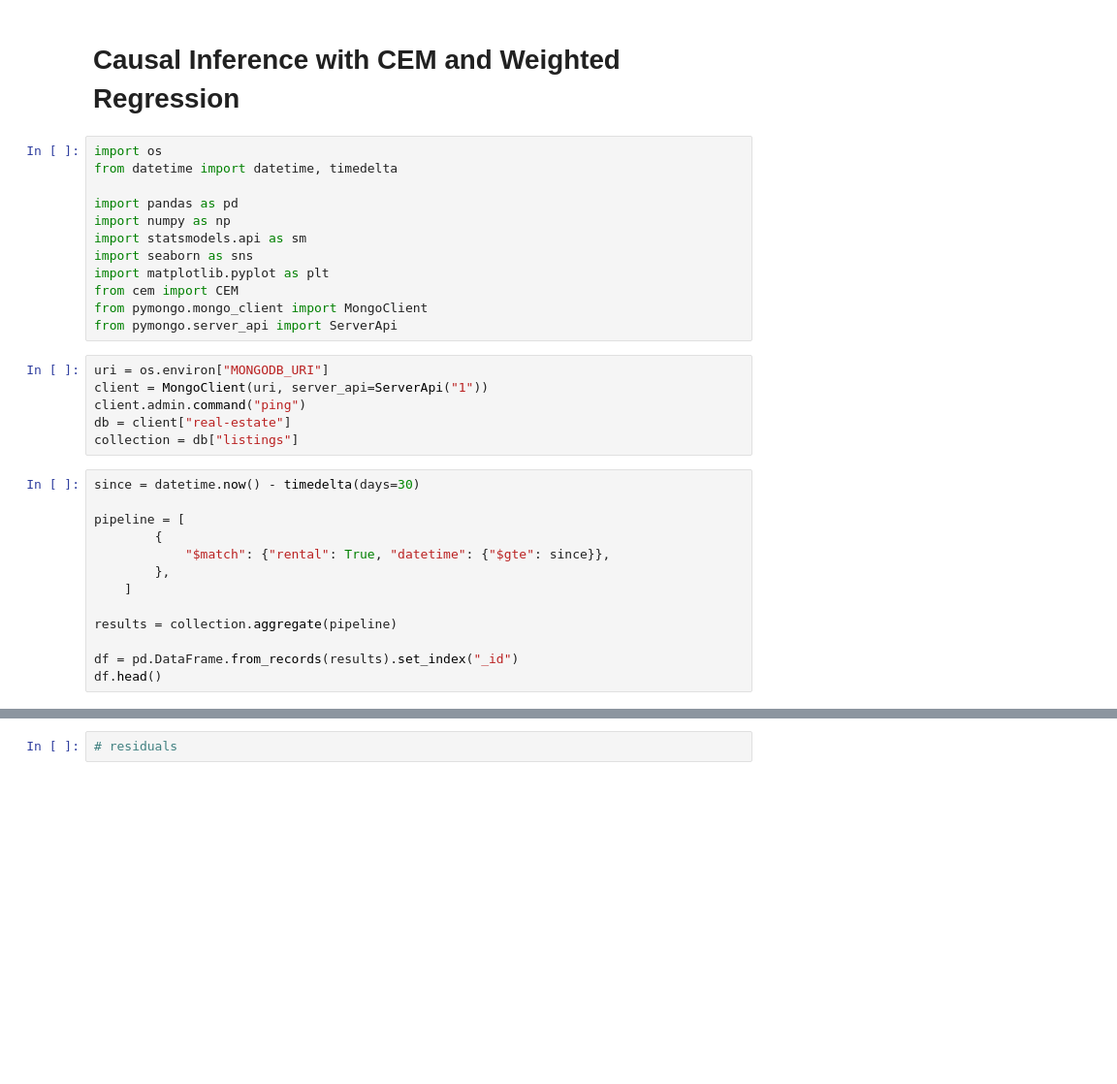
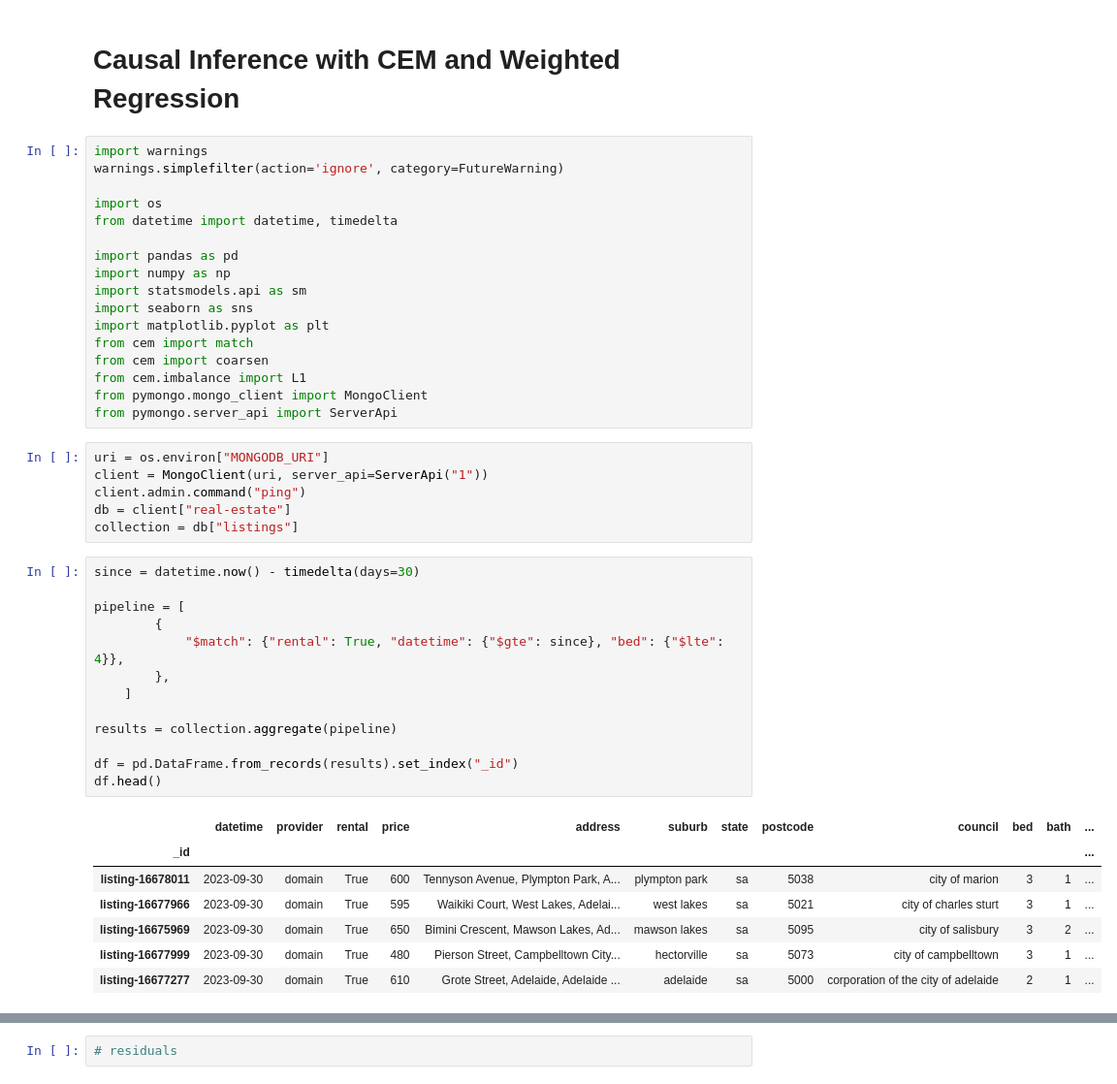
Before and after one commit to lewisbails/real-estate, a Jupyter notebook: notebooks/treatment_effects.ipynb, the cells around one changed output, grey strips where cells are left out. Shown: that part at 97% size. Cells and saved outputs as stored; diff of their text form; blank space fills up the shorter version.

```diff
--- a/notebooks/treatment_effects.ipynb
+++ b/notebooks/treatment_effects.ipynb
@@ -1,6 +1,9 @@
 # %% [markdown]
 # Causal Inference with CEM and Weighted Regression
 # %%
+import warnings
+warnings.simplefilter(action='ignore', category=FutureWarning)
+
 import os
 from datetime import datetime, timedelta
 
@@ -9,7 +12,9 @@ import numpy as np
 import statsmodels.api as sm
 import seaborn as sns
 import matplotlib.pyplot as plt
-from cem import CEM
+from cem import match
+from cem import coarsen
+from cem.imbalance import L1
 from pymongo.mongo_client import MongoClient
 from pymongo.server_api import ServerApi
 # %%
@@ -21,13 +26,21 @@ collection = db["listings"]
 # %%
 since = datetime.now() - timedelta(days=30)
 
 pipeline = [
         {
-            "$match": {"rental": True, "datetime": {"$gte": since}},
+            "$match": {"rental": True, "datetime": {"$gte": since}, "bed": {"$lte": 4}},
         },
     ]
 
 results = collection.aggregate(pipeline)
 
 df = pd.DataFrame.from_records(results).set_index("_id")
 df.head()
+# %% [output]
+|  | datetime | provider | rental | price | address | suburb | state | postcode | council | bed | bath | ... |
+| _id |  |  |  |  |  |  |  |  |  |  |  | ... |
+| listing-16678011 | 2023-09-30 | domain | True | 600 | Tennyson Avenue, Plympton Park, A... | plympton park | sa | 5038 | city of marion | 3 | 1 | ... |
+| listing-16677966 | 2023-09-30 | domain | True | 595 | Waikiki Court, West Lakes, Adelai... | west lakes | sa | 5021 | city of charles sturt | 3 | 1 | ... |
+| listing-16675969 | 2023-09-30 | domain | True | 650 | Bimini Crescent, Mawson Lakes, Ad... | mawson lakes | sa | 5095 | city of salisbury | 3 | 2 | ... |
+| listing-16677999 | 2023-09-30 | domain | True | 480 | Pierson Street, Campbelltown City... | hectorville | sa | 5073 | city of campbelltown | 3 | 1 | ... |
+| listing-16677277 | 2023-09-30 | domain | True | 610 | Grote Street, Adelaide, Adelaide ... | adelaide | sa | 5000 | corporation of the city of adelaide | 2 | 1 | ... |
```
Also changed, not shown: parts of 18 cells of this notebook, 2 other files.
